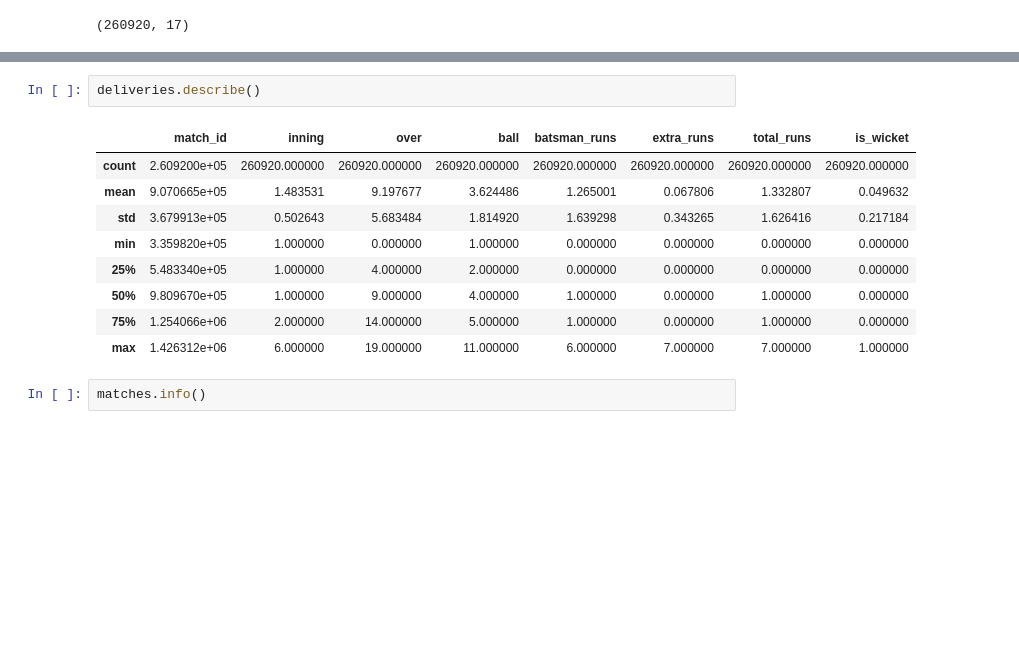
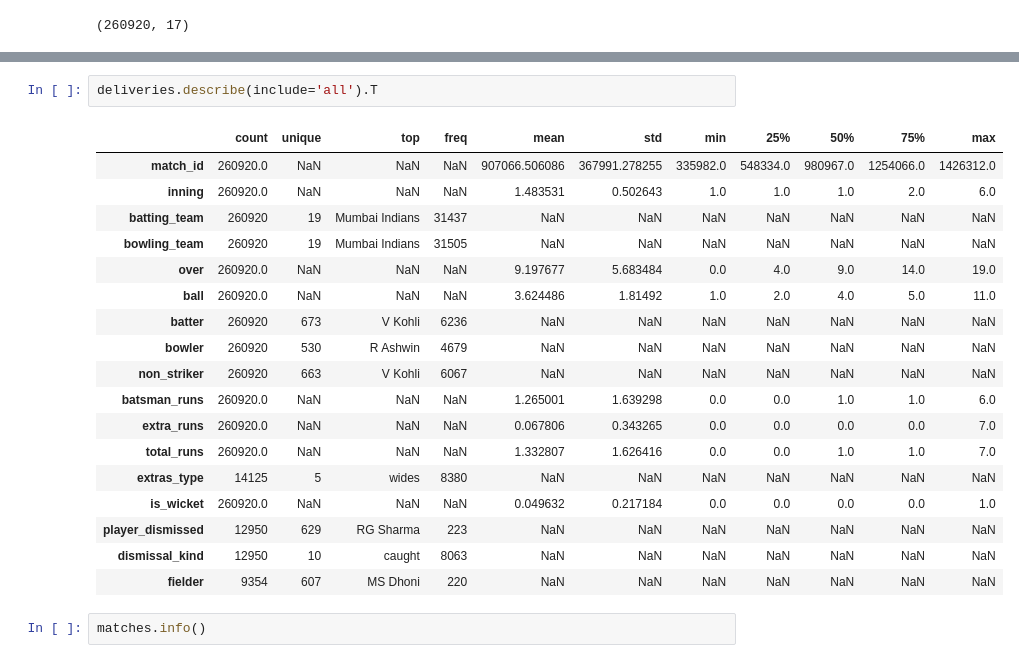
Before and after one commit to riddhikale/CricIQ, a Jupyter notebook: ipl.ipynb, the cells around one changed output, grey strips where cells are left out. Drawn from its saved outputs; the diff is of its cells as text; blank space fills up the shorter version.

```diff
--- a/ipl.ipynb
+++ b/ipl.ipynb
@@ -48,15 +56,24 @@ matches.describe()
 # %%
-deliveries.describe()
+deliveries.describe(include='all').T
 # %% [output]
-|  | match_id | inning | over | ball | batsman_runs | extra_runs | total_runs | is_wicket |
-| count | 2.609200e+05 | 260920.000000 | 260920.000000 | 260920.000000 | 260920.000000 | 260920.000000 | 260920.000000 | 260920.000000 |
-| mean | 9.070665e+05 | 1.483531 | 9.197677 | 3.624486 | 1.265001 | 0.067806 | 1.332807 | 0.049632 |
-| std | 3.679913e+05 | 0.502643 | 5.683484 | 1.814920 | 1.639298 | 0.343265 | 1.626416 | 0.217184 |
-| min | 3.359820e+05 | 1.000000 | 0.000000 | 1.000000 | 0.000000 | 0.000000 | 0.000000 | 0.000000 |
-| 25% | 5.483340e+05 | 1.000000 | 4.000000 | 2.000000 | 0.000000 | 0.000000 | 0.000000 | 0.000000 |
-| 50% | 9.809670e+05 | 1.000000 | 9.000000 | 4.000000 | 1.000000 | 0.000000 | 1.000000 | 0.000000 |
-| 75% | 1.254066e+06 | 2.000000 | 14.000000 | 5.000000 | 1.000000 | 0.000000 | 1.000000 | 0.000000 |
-| max | 1.426312e+06 | 6.000000 | 19.000000 | 11.000000 | 6.000000 | 7.000000 | 7.000000 | 1.000000 |
+|  | count | unique | top | freq | mean | std | min | 25% | 50% | 75% | max |
+| match_id | 260920.0 | NaN | NaN | NaN | 907066.506086 | 367991.278255 | 335982.0 | 548334.0 | 980967.0 | 1254066.0 | 1426312.0 |
+| inning | 260920.0 | NaN | NaN | NaN | 1.483531 | 0.502643 | 1.0 | 1.0 | 1.0 | 2.0 | 6.0 |
+| batting_team | 260920 | 19 | Mumbai Indians | 31437 | NaN | NaN | NaN | NaN | NaN | NaN | NaN |
+| bowling_team | 260920 | 19 | Mumbai Indians | 31505 | NaN | NaN | NaN | NaN | NaN | NaN | NaN |
+| over | 260920.0 | NaN | NaN | NaN | 9.197677 | 5.683484 | 0.0 | 4.0 | 9.0 | 14.0 | 19.0 |
+| ball | 260920.0 | NaN | NaN | NaN | 3.624486 | 1.81492 | 1.0 | 2.0 | 4.0 | 5.0 | 11.0 |
+| batter | 260920 | 673 | V Kohli | 6236 | NaN | NaN | NaN | NaN | NaN | NaN | NaN |
+| bowler | 260920 | 530 | R Ashwin | 4679 | NaN | NaN | NaN | NaN | NaN | NaN | NaN |
+| non_striker | 260920 | 663 | V Kohli | 6067 | NaN | NaN | NaN | NaN | NaN | NaN | NaN |
+| batsman_runs | 260920.0 | NaN | NaN | NaN | 1.265001 | 1.639298 | 0.0 | 0.0 | 1.0 | 1.0 | 6.0 |
+| extra_runs | 260920.0 | NaN | NaN | NaN | 0.067806 | 0.343265 | 0.0 | 0.0 | 0.0 | 0.0 | 7.0 |
+| total_runs | 260920.0 | NaN | NaN | NaN | 1.332807 | 1.626416 | 0.0 | 0.0 | 1.0 | 1.0 | 7.0 |
+| extras_type | 14125 | 5 | wides | 8380 | NaN | NaN | NaN | NaN | NaN | NaN | NaN |
+| is_wicket | 260920.0 | NaN | NaN | NaN | 0.049632 | 0.217184 | 0.0 | 0.0 | 0.0 | 0.0 | 1.0 |
+| player_dismissed | 12950 | 629 | RG Sharma | 223 | NaN | NaN | NaN | NaN | NaN | NaN | NaN |
+| dismissal_kind | 12950 | 10 | caught | 8063 | NaN | NaN | NaN | NaN | NaN | NaN | NaN |
+| fielder | 9354 | 607 | MS Dhoni | 220 | NaN | NaN | NaN | NaN | NaN | NaN | NaN |
 # %%
 matches.info()
 # %% [output]
```
Also changed, not shown: parts of 3 cells of this notebook.
